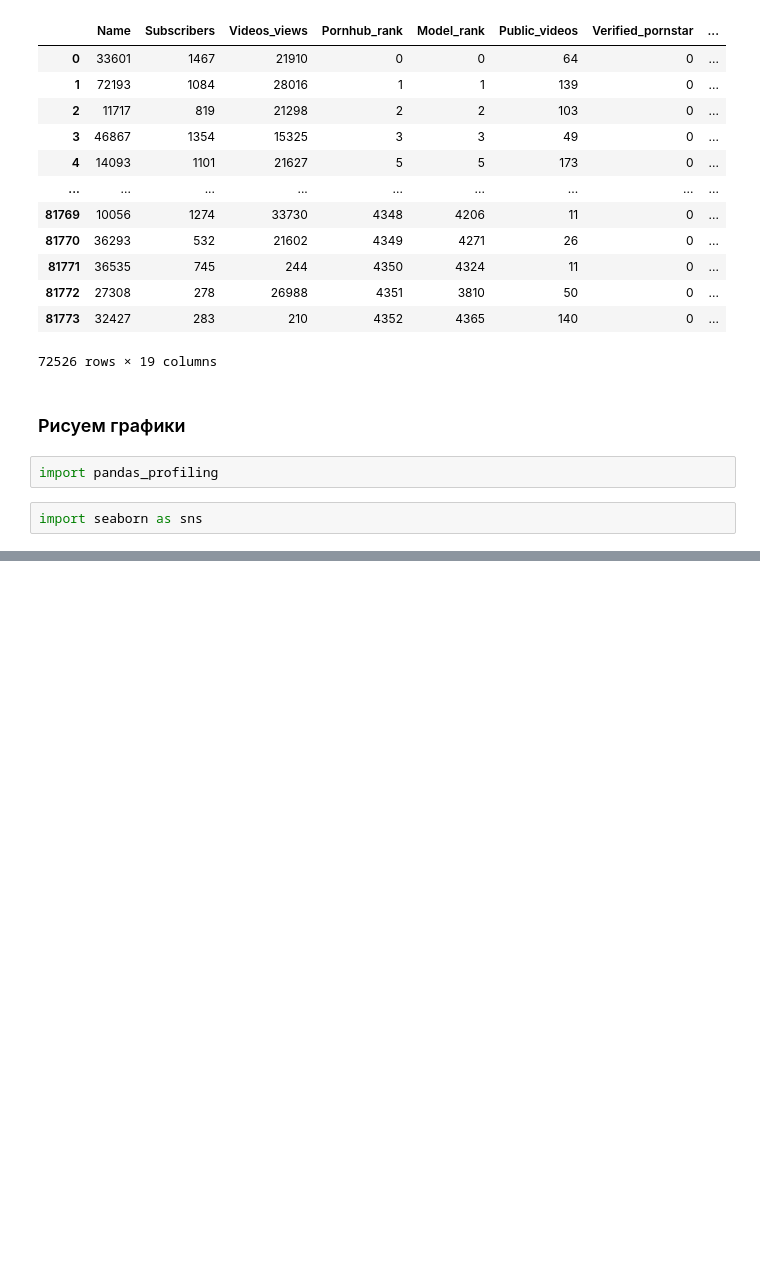
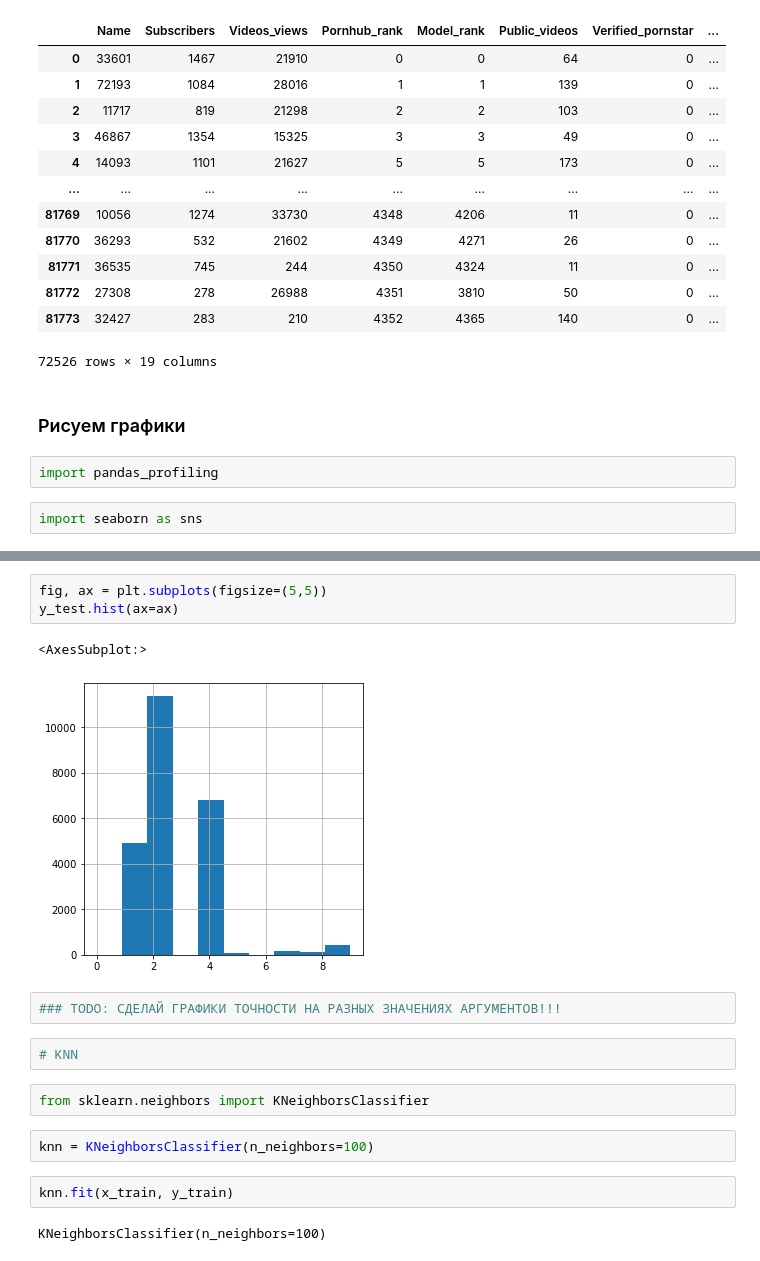
Before and after one commit to ignatovskiy/Data_Satanism, a Jupyter notebook: lab1/Lab 1.ipynb, the cells around one changed output, grey strips where cells are left out. Drawn from its saved outputs; the diff is of its cells as text; blank space fills up the shorter version.

```diff
--- a/lab1/Lab 1.ipynb
+++ b/lab1/Lab 1.ipynb
@@ -219,0 +245,18 @@ data_pre.corr()
+# %%
+fig, ax = plt.subplots(figsize=(5,5))
+y_test.hist(ax=ax)
+# %% [output]
+<AxesSubplot:>
+[figure, added]
+# %%
+### TODO: СДЕЛАЙ ГРАФИКИ ТОЧНОСТИ НА РАЗНЫХ ЗНАЧЕНИЯХ АРГУМЕНТОВ!!!
+# %%
+# KNN
+# %%
+from sklearn.neighbors import KNeighborsClassifier
+# %%
+knn = KNeighborsClassifier(n_neighbors=100)
+# %%
+knn.fit(x_train, y_train)
+# %% [output]
+KNeighborsClassifier(n_neighbors=100)
```
Also changed, not shown: parts of 62 cells of this notebook.
